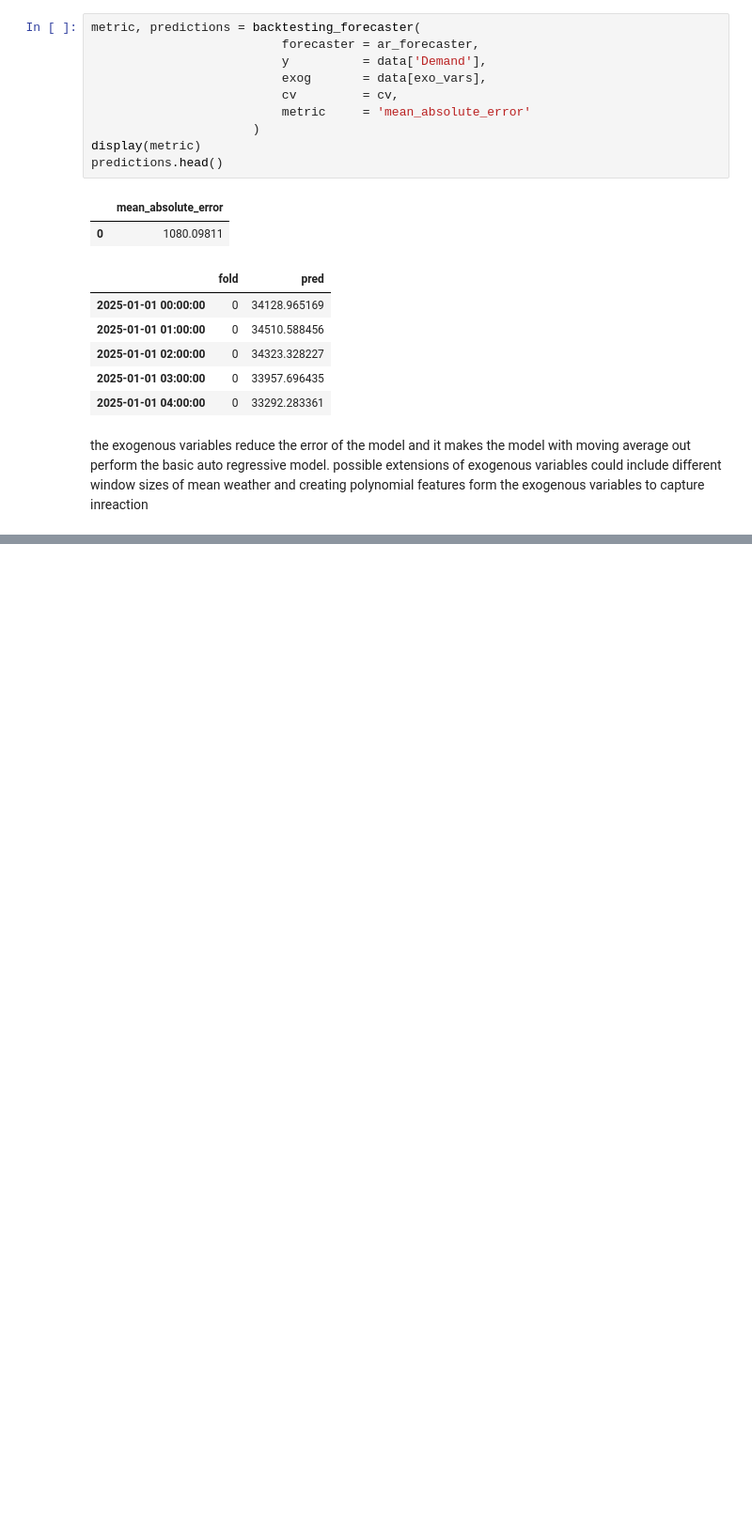
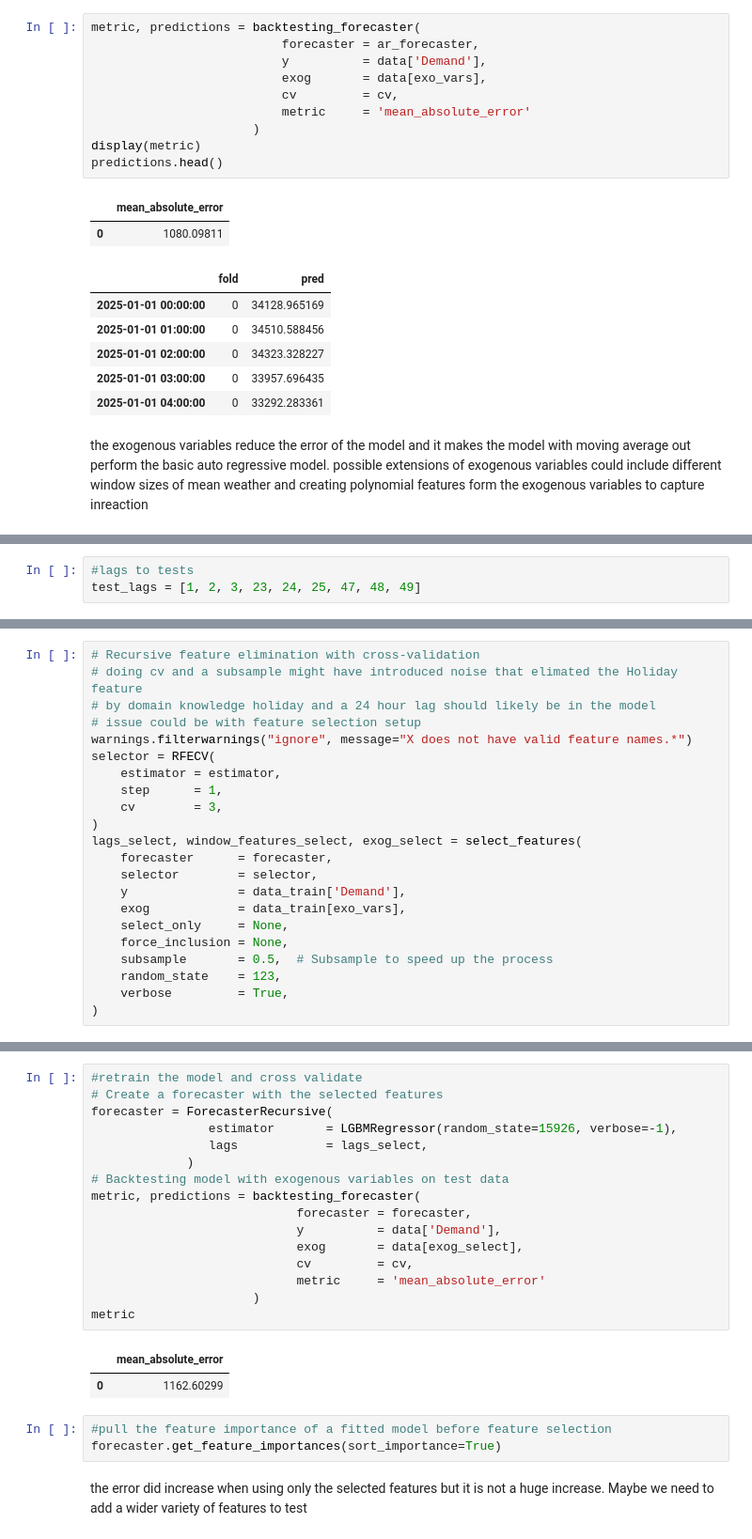
Before and after one commit to maxwellgriffith345/LoadForecast, a Jupyter notebook: notebooks/Train.ipynb, the cells around one changed output, grey strips where cells are left out. Shown at 94% size. Cells and saved outputs as stored; diff of their text form; blank space fills up the shorter version.

Commit message:
working on feature selection

```diff
--- a/notebooks/Train.ipynb
+++ b/notebooks/Train.ipynb
@@ -322,0 +347,3 @@ the exogenous variables reduce the error of the model and it makes the model wit
+# %%
+#lags to tests
+test_lags = [1, 2, 3, 23, 24, 25, 47, 48, 49]
@@ -322,0 +364,22 @@ the exogenous variables reduce the error of the model and it makes the model wit
+# %%
+# Recursive feature elimination with cross-validation
+# doing cv and a subsample might have introduced noise that elimated the Holiday feature
+# by domain knowledge holiday and a 24 hour lag should likely be in the model
+# issue could be with feature selection setup
+warnings.filterwarnings("ignore", message="X does not have valid feature names.*")
+selector = RFECV(
+    estimator = estimator,
+    step      = 1,
+    cv        = 3,
+)
+lags_select, window_features_select, exog_select = select_features(
+    forecaster      = forecaster,
+    selector        = selector,
+    y               = data_train['Demand'],
+    exog            = data_train[exo_vars],
+    select_only     = None,
+    force_inclusion = None,
+    subsample       = 0.5,  # Subsample to speed up the process
+    random_state    = 123,
+    verbose         = True,
+)
@@ -322,0 +399,24 @@ the exogenous variables reduce the error of the model and it makes the model wit
+# %%
+#retrain the model and cross validate
+# Create a forecaster with the selected features
+forecaster = ForecasterRecursive(
+                estimator       = LGBMRegressor(random_state=15926, verbose=-1),
+                lags            = lags_select,
+             )
+# Backtesting model with exogenous variables on test data
+metric, predictions = backtesting_forecaster(
+                            forecaster = forecaster,
+                            y          = data['Demand'],
+                            exog       = data[exog_select],
+                            cv         = cv,
+                            metric     = 'mean_absolute_error'
+                      )
+metric
+# %% [output]
+|  | mean_absolute_error |
+| 0 | 1162.60299 |
+# %%
+#pull the feature importance of a fitted model before feature selection
+forecaster.get_feature_importances(sort_importance=True)
+# %% [markdown]
+the error did increase when using only the selected features but it is not a huge increase. Maybe we need to add a wider variety of features to test
```
Also changed, not shown: parts of 6 cells of this notebook, 1 other file.
